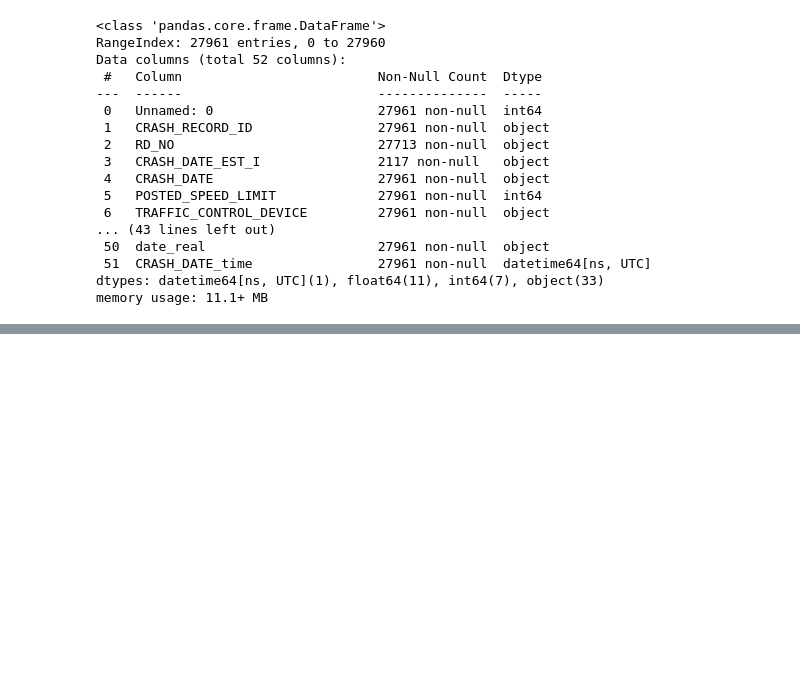
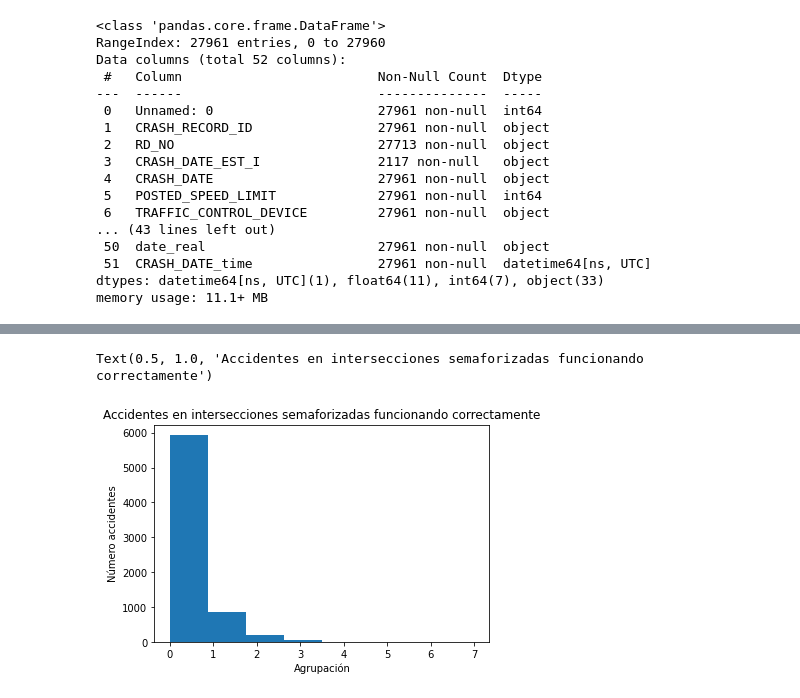
Before and after one commit to jkbolivar/covid_project, a Jupyter notebook: proyect1_transformacion_de_datos.ipynb, the cells around one changed output, grey strips where cells are left out. Cells and saved outputs as stored; diff of their text form; code cells hidden in the pictures; blank space fills up the shorter version.

```diff
--- a/proyect1_transformacion_de_datos.ipynb
+++ b/proyect1_transformacion_de_datos.ipynb
@@ -94,0 +132,9 @@ px.scatter_mapbox(df_chicago,lat='LATITUDE',lon='LONGITUDE',color='CRASH_HOUR',s
+# %%
+# histograma de accidentes en esas intersecciones
+plt.hist(Traffic_signal_functioning_properly['INJURIES_TOTAL'], bins=8)
+plt.ylabel('Número accidentes')
+plt.xlabel('Agrupación');
+plt.title("Accidentes en intersecciones semaforizadas funcionando correctamente")
+# %% [output]
+Text(0.5, 1.0, 'Accidentes en intersecciones semaforizadas funcionando correctamente')
+[figure, added]
```
Also changed, not shown: parts of 19 cells of this notebook.
